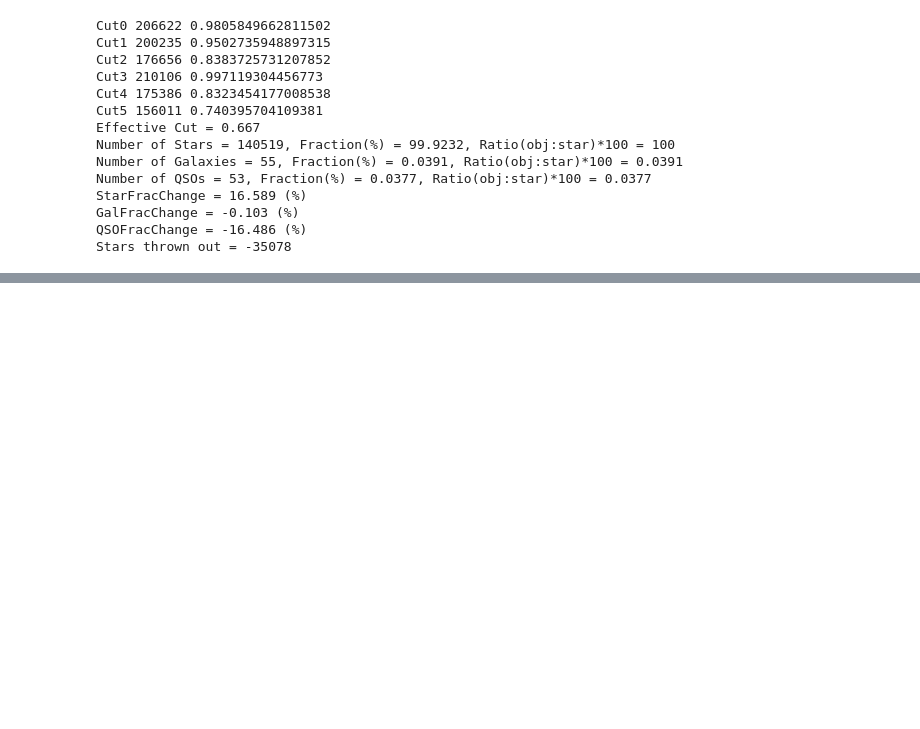
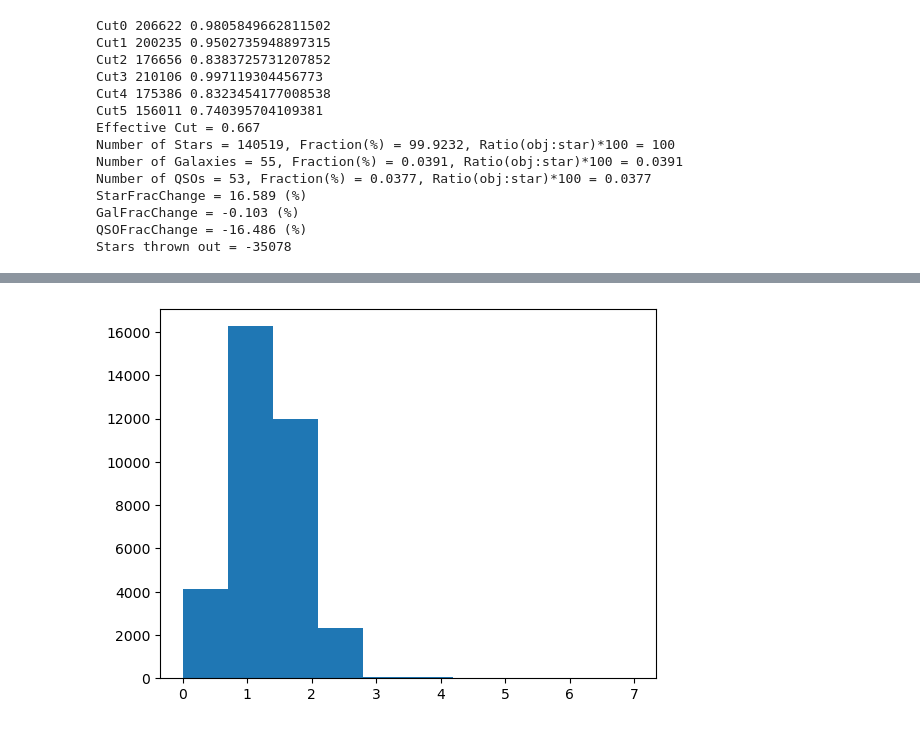
Before and after one commit to nmudur/HighLatMaps, a Jupyter notebook: notebooks_main1/spectra_matched/2_11_SpecChecks-wRetrained-16a.ipynb, the cells around one changed output, grey strips where cells are left out. Drawn from its saved outputs; the diff is of its cells as text; code cells hidden in the pictures; blank space fills up the shorter version.

```diff
--- a/notebooks_main1/spectra_matched/2_11_SpecChecks-wRetrained-16a.ipynb
+++ b/notebooks_main1/spectra_matched/2_11_SpecChecks-wRetrained-16a.ipynb
@@ -216,0 +341,2 @@ Stars thrown out = -35078
+# %%
+df_qsos = df_goodspec.iloc[(df_goodspec['sdss_dr17_specobj.CLASS']==b'QSO').to_numpy()]
@@ -216,0 +361,6 @@ Stars thrown out = -35078
+# %%
+plt.figure()
+plt.hist(df_qsos['sdss_dr17_specobj.Z'].to_numpy())
+plt.show()
+# %% [output]
+[figure, added]
```
Also changed, not shown: parts of 43 cells of this notebook, 9 other files.
